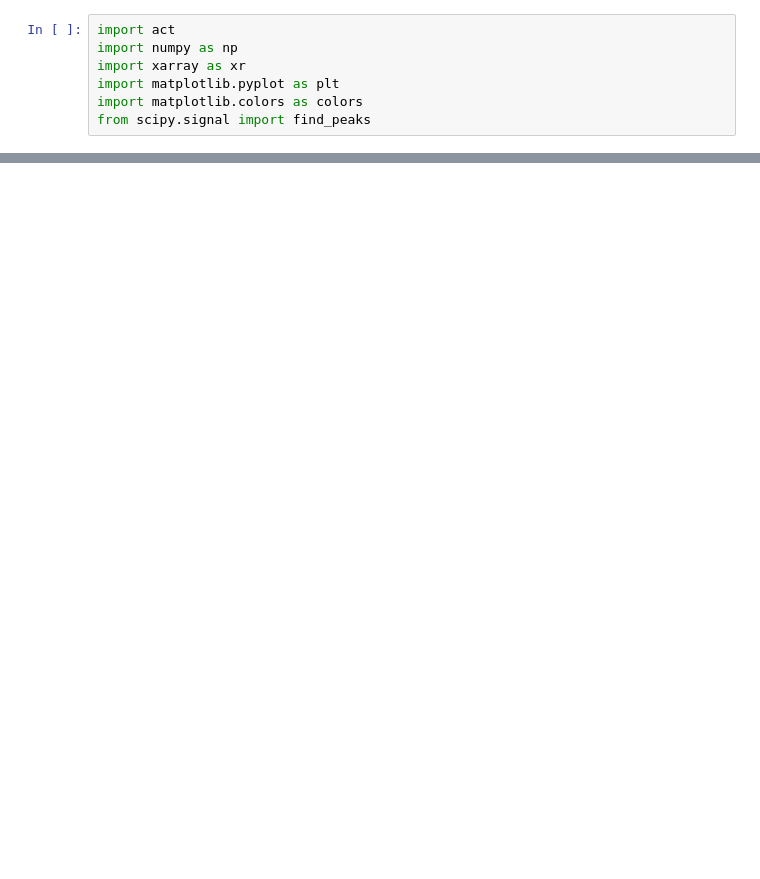
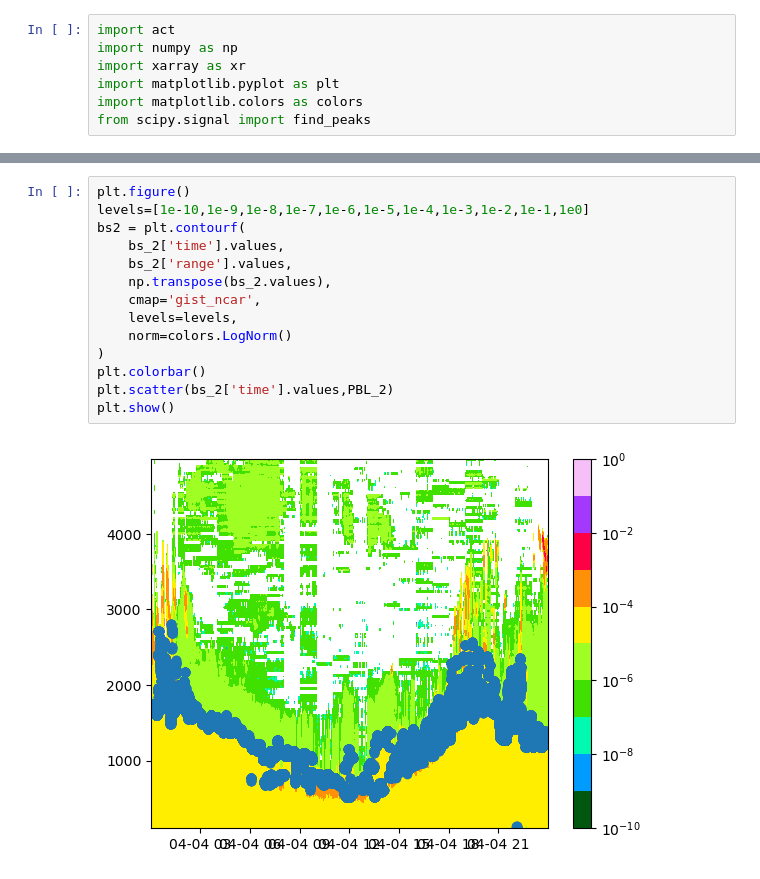
Before and after one commit to ARM-Synergy/blimp, a Jupyter notebook: lidar_data.ipynb, the cells around one changed output, grey strips where cells are left out. Drawn from its saved outputs; the diff is of its cells as text; blank space fills up the shorter version.

```diff
--- a/lidar_data.ipynb
+++ b/lidar_data.ipynb
@@ -81,0 +83,16 @@ plt.show()
+# %%
+plt.figure()
+levels=[1e-10,1e-9,1e-8,1e-7,1e-6,1e-5,1e-4,1e-3,1e-2,1e-1,1e0]
+bs2 = plt.contourf(
+    bs_2['time'].values,
+    bs_2['range'].values,
+    np.transpose(bs_2.values),
+    cmap='gist_ncar',
+    levels=levels,
+    norm=colors.LogNorm()
+)
+plt.colorbar()
+plt.scatter(bs_2['time'].values,PBL_2)
+plt.show()
+# %% [output]
+[figure, added]
```
Also changed, not shown: parts of 12 cells of this notebook.
